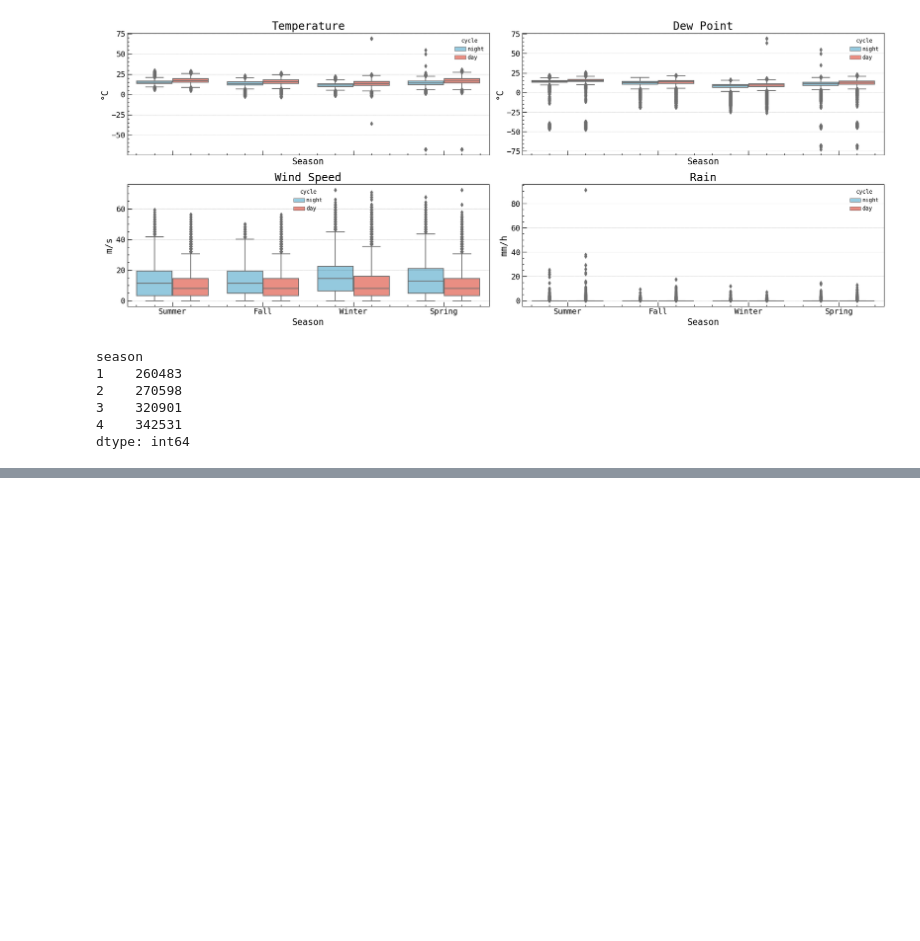
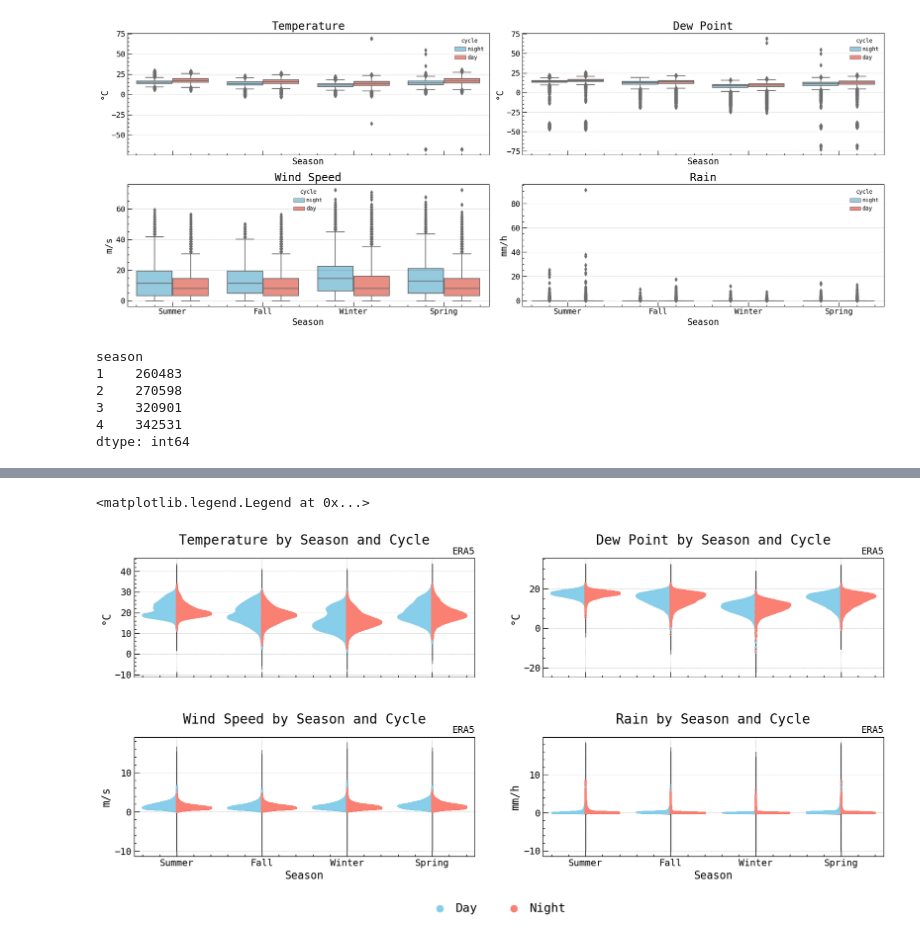
Before and after one commit to killatc/GSST-daytime-sky-quality, a Jupyter notebook: src/Meteorological_Diurnal_Analysis.ipynb, the cells around one changed output, grey strips where cells are left out. Saved outputs shown, nothing was run; the diff lists cells and outputs as text; code cells hidden in the pictures; blank space fills up the shorter version.

Commit message:
Adding seasonal and cycle analysis

```diff
--- a/src/Meteorological_Diurnal_Analysis.ipynb
+++ b/src/Meteorological_Diurnal_Analysis.ipynb
@@ -10,3 +12,6 @@ import statsmodels.api as sm
+# %%
+start_date = '2006-01-01'
+end_date = '2023-12-31'
 # %%
 plt.rcParams['axes.titlesize'] = 20
 plt.rcParams['axes.labelsize'] = 16
@@ -333,0 +348,8 @@ def plot_variable_analysis(data, variable, variable_unit, months, output_path, s
+# %%
+era5 = df_era5.reset_index().copy()
+era5['hour'] = era5['time'].dt.hour
+era5['month'] = era5['time'].dt.month
+era5['season'] = era5['time'].dt.month.apply(lambda x: (x%12 + 3)//3)
+era5['cycle'] = era5['hour'].apply(lambda x: 'day' if 6 <= x <= 18 else 'night')
+era5['season'] = era5['season'].map(season_labels)
+era5.head()
@@ -333,0 +363,64 @@ def plot_variable_analysis(data, variable, variable_unit, months, output_path, s
+# %%
+fig, axs = plt.subplots(2, 2, figsize=(20, 8), sharex=True)
+
+variables = ['temperature_era5', 'dew_point_era5', 'wind_speed_era5', 'rain_era5']
+vlabels = ['Temperature', 'Dew Point', 'Wind Speed', 'Rain']
+seasons = ['Summer', 'Fall', 'Winter', 'Spring']
+vunits = ['°C', '°C', 'm/s', 'mm/h']
+colors_cycle = ['skyblue', 'salmon']
+plot_opts = {
+    'bean_show_mean': False,
+    'bean_show_median': False,
+    'cutoff_val': 10,
+    'cutoff_type': 'abs',
+    'jitter_marker':'.',
+    'jitter_marker_size': 5,
+    # hide the legend
+    'bean_legend_text': None
+}
+
+for i, variable in enumerate(variables):
+    ax = axs.flat[i]
+    # Preparando os dados para os ciclos diurnos e noturnos
+    day_data = era5[era5['cycle'] == 'day']
+    night_data = era5[era5['cycle'] == 'night']
+
+    day_values = [day_data[day_data['season'] == season][variable].dropna().values for season in ['Summer', 'Fall', 'Winter', 'Spring']]
+    night_values = [night_data[night_data['season'] == season][variable].dropna().values for season in ['Summer', 'Fall', 'Winter', 'Spring']]
+
+    # Certifique-se de que cada lista tenha múltiplos elementos
+    day_values = [vals for vals in day_values if len(vals) > 1]
+    night_values = [vals for vals in night_values if len(vals) > 1]
+
+    # Plotar dados do ciclo diurno no lado esquerdo
+    plot_opts['bean_color'] = 'skyblue'
+    # plot_opts['bean_legend_text'] = 'Day'
+    if day_values:
+        sm.graphics.beanplot(day_values, ax=ax, labels=seasons[:len(day_values)], side='left', jitter=True, plot_opts=plot_opts)
+
+    # Plotar dados do ciclo noturno no lado direito
+    plot_opts['bean_color'] = 'salmon'
+    # plot_opts['bean_legend_text'] = 'Night'
+    if night_values:
+        sm.graphics.beanplot(night_values, ax=ax, labels=seasons[:len(night_values)], side='right', jitter=True, plot_opts=plot_opts)
+
+    ax.set_title(f"{vlabels[i]} by Season and Cycle", y=1.08)
+    ax.set_title("ERA5", loc='right', fontsize=14)
+    ax.set_ylabel(vunits[i])
+    if i > 1:
+        ax.set_xlabel('Season')
+
+plt.subplots_adjust(hspace=0.5)
+
+# add legend below subplots center
+ax2 = fig.add_axes([0.35, -0.05, 0.3, 0.05])
+ax2.axis('off')
+ax2.scatter([], [], color='skyblue', label='Day', s=100)
+ax2.scatter([], [], color='salmon', label='Night', s=100)
+ax2.legend(loc='center', ncol=2, fontsize=18)
+
+plt.savefig('../images/season_and_cycle_era5.png', dpi=72, bbox_inches='tight')
+plt.savefig('../images/season_and_cycle_era5.pdf', dpi=150, bbox_inches='tight')
+# %% [output]
+<matplotlib.legend.Legend at 0x...>
+[figure, added]
```
Also changed, not shown: parts of 5 cells of this notebook, 5 other files.
